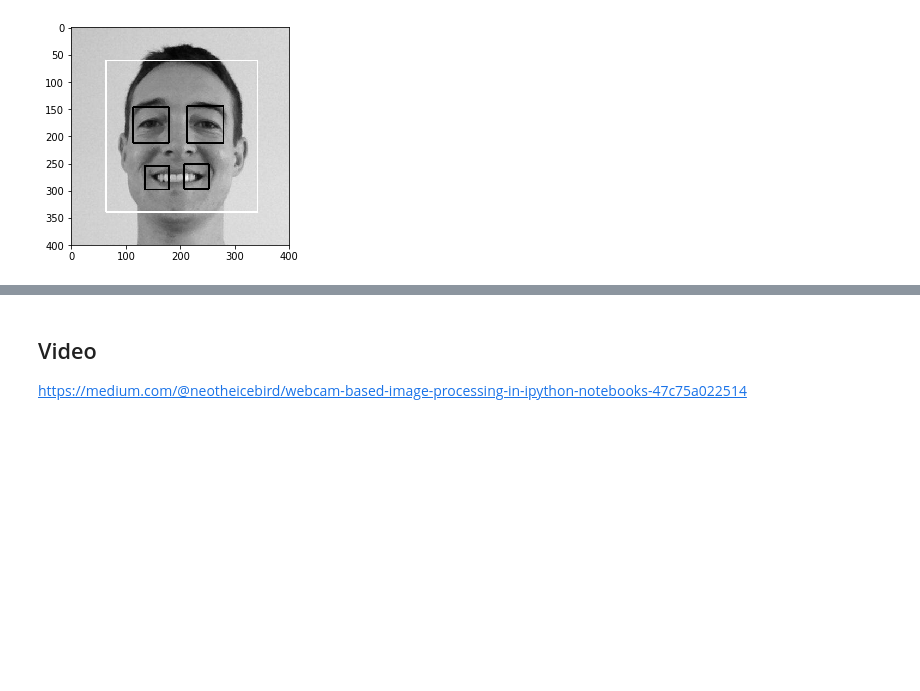
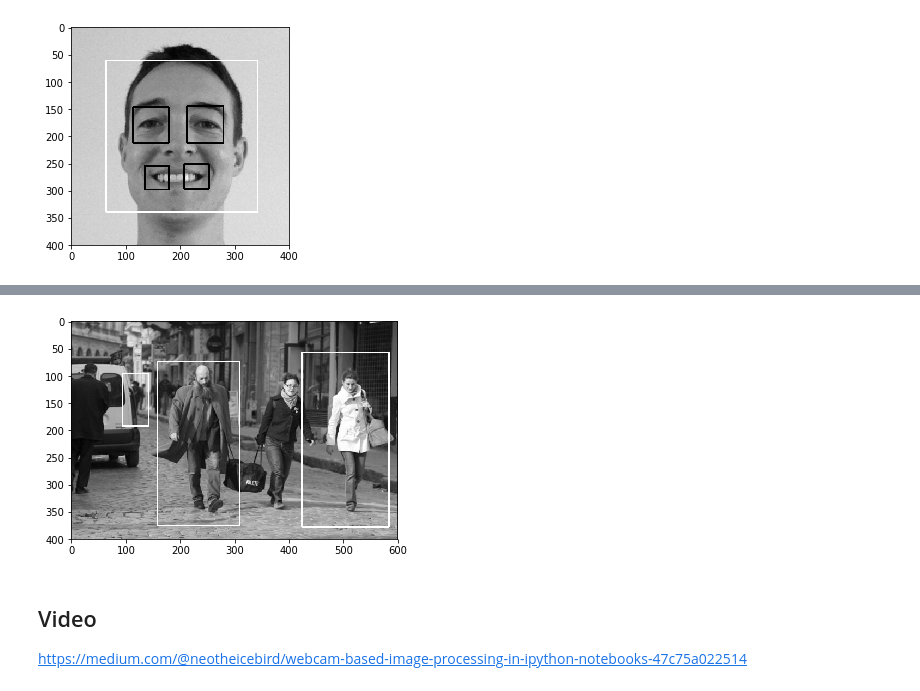
Before and after one commit to robmarkcole/Useful-python, a Jupyter notebook: OpenCV/openCV 9-9-2018.ipynb, the cells around one changed output, grey strips where cells are left out. Saved outputs shown, nothing was run; the diff lists cells and outputs as text; code cells hidden in the pictures; blank space fills up the shorter version.

```diff
--- a/OpenCV/openCV 9-9-2018.ipynb
+++ b/OpenCV/openCV 9-9-2018.ipynb
@@ -109,0 +115,2 @@ plt.imshow(img, cmap='gray');
+# %%
+people_cascade = cv2.CascadeClassifier('haarcascade_fullbody.xml')
@@ -109,0 +130,2 @@ plt.imshow(img, cmap='gray');
+# %%
+people = people_cascade.detectMultiScale(img, scaleFactor=1.02, minNeighbors=5, minSize=(40, 70))
@@ -110,3 +138,14 @@ plt.imshow(img, cmap='gray');
+# %%
+for (x,y,w,h) in people:
+    cv2.rectangle(img,(x,y),(x+w,y+h),(255,0,0),2)
+    roi = img[y:y+h, x:x+w]
+    eyes = people_cascade.detectMultiScale(roi)
+    for (ex,ey,ew,eh) in eyes:
+        cv2.rectangle(roi,(ex,ey),(ex+ew,ey+eh),(0,255,0),2)
+
+plt.imshow(img, cmap='gray');
+# %% [output]
+[figure, added]
 # %% [markdown]
 ## Video
 
```
Also changed, not shown: parts of 4 cells of this notebook, 2 other files.
